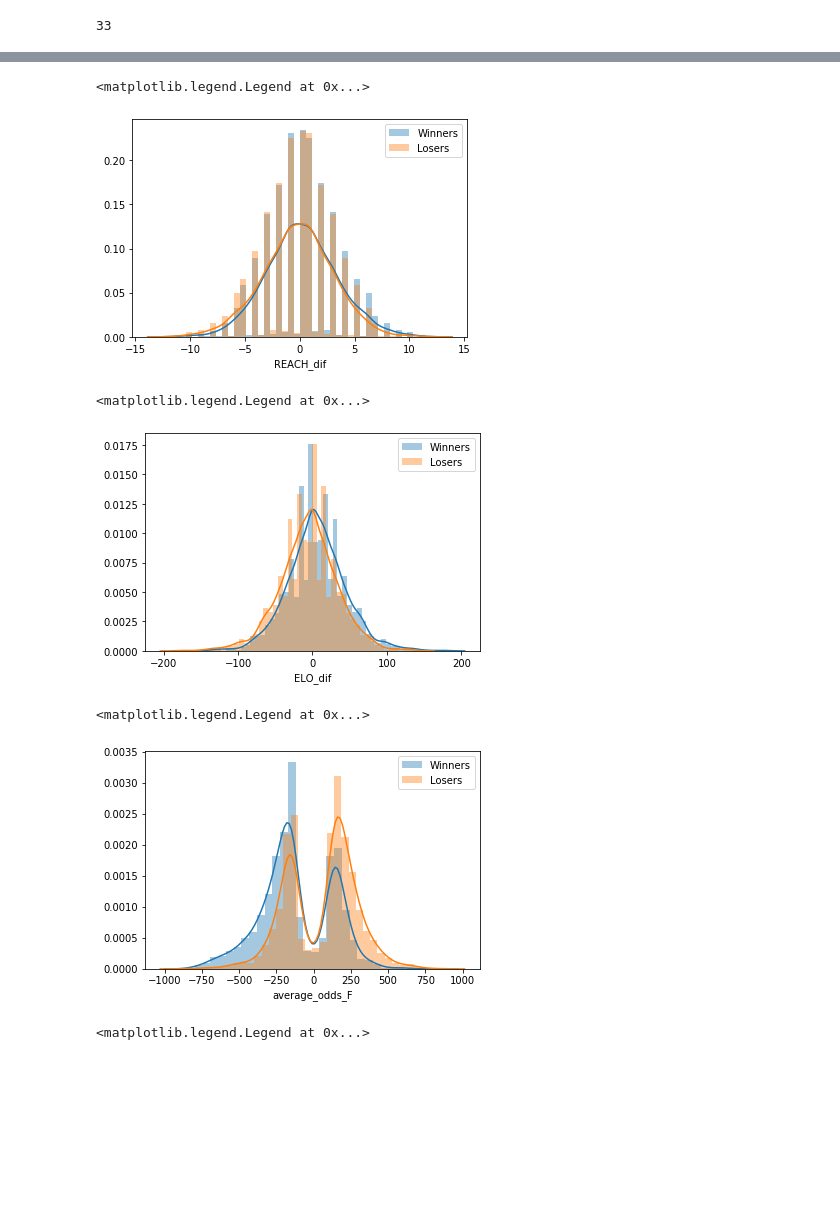
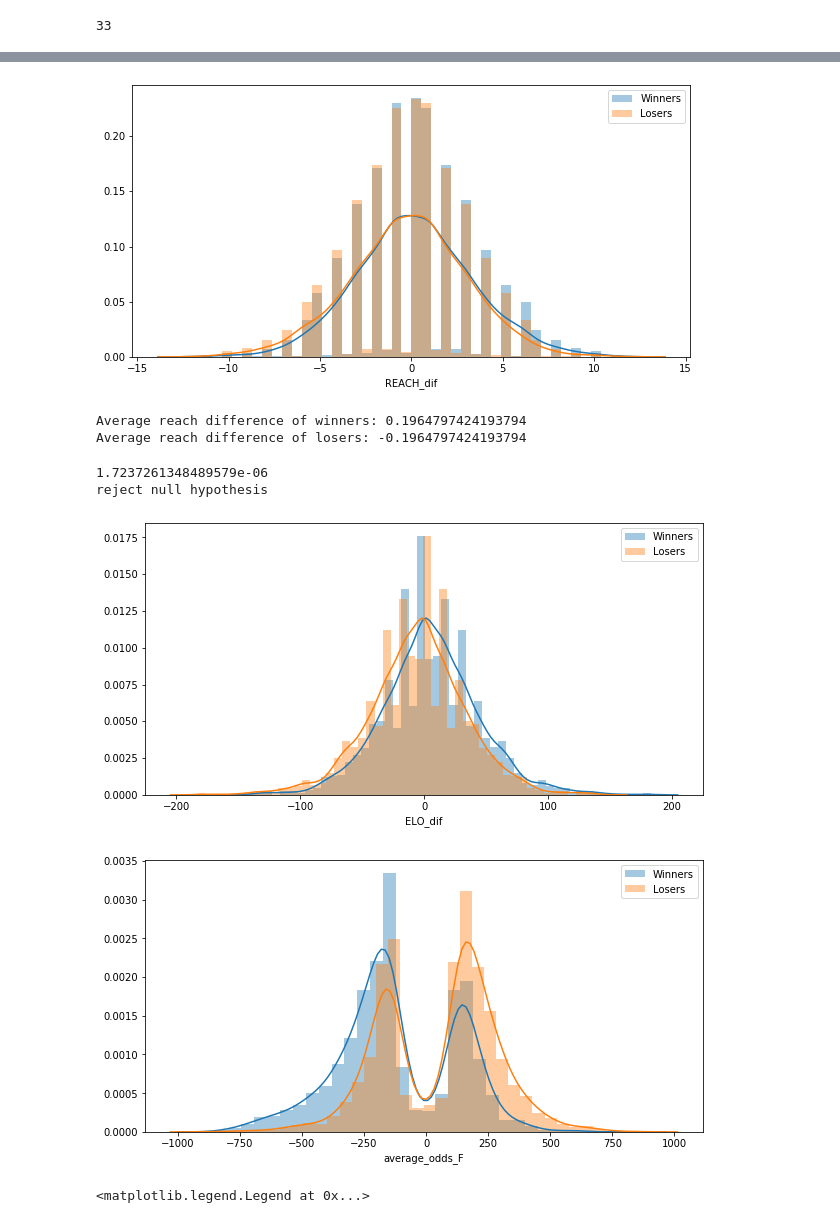
Before and after one commit to ThomasChia/UFC--Fight-Me-Bro, a Jupyter notebook: UFC EDA 2.ipynb, the cells around one changed output, grey strips where cells are left out. Drawn from its saved outputs; the diff is of its cells as text; code cells hidden in the pictures; blank space fills up the shorter version.

```diff
--- a/UFC EDA 2.ipynb
+++ b/UFC EDA 2.ipynb
@@ -57,0 +97,6 @@ memory usage: 6.6+ MB
+# %%
+import datetime as dt
+
+data['DT Date'] = pd.to_datetime(data['Date'])
+data['Date'].dtype
+data['DT Date']
@@ -121,24 +227,54 @@ plt.legend()
 # %%
+fig = plt.figure(figsize=(10,5))
+
 sns.distplot(winners['REACH_dif'], label='Winners')
 sns.distplot(losers['REACH_dif'], label='Losers')
 plt.legend()
+
+fig.savefig('UFC-reach-dif.png', bbox_inches='tight')
 # %% [output]
-<matplotlib.legend.Legend at 0x...>
-[figure, old version]
+[figure, new version]
+# %%
+print('Average reach difference of winners:', winners['REACH_dif'].mean())
+print('Average reach difference of losers:', losers['REACH_dif'].mean())
+# %% [output]
+Average reach difference of winners: 0.1964797424193794
+Average reach difference of losers: -0.1964797424193794
+# %%
+import pandas as pd
+from scipy import stats
+from statsmodels.stats import weightstats as stests
+
+ztest ,pval = stests.ztest(winners['REACH_dif'], x2 = losers['REACH_dif'], value=0, alternative = 'two-sided')
+print(float(pval))
+
+if pval<0.05:
+    print("reject null hypothesis")
+else:
+    print("accept null hypothesis")
+# %% [output]
+1.7237261348489579e-06
+reject null hypothesis
 # %%
+fig = plt.figure(figsize=(10,5))
+
 sns.distplot(winners['ELO_dif'], label='Winners')
 sns.distplot(losers['ELO_dif'], label='Losers')
 plt.legend()
+
+fig.savefig('UFC-ELO-dif.png', bbox_inches='tight')
 # %% [output]
-<matplotlib.legend.Legend at 0x...>
-[figure, old version]
+[figure, new version]
 # %%
+fig = plt.figure(figsize=(10,5))
+
 sns.distplot(winners['average_odds_F'], label='Winners')
 sns.distplot(losers['average_odds_F'], label='Losers')
 plt.legend()
+
+fig.savefig('UFC Images/UFC-odds-dif.png', bbox_inches='tight')
 # %% [output]
-<matplotlib.legend.Legend at 0x...>
-[figure, old version]
+[figure, new version]
 # %%
 sns.distplot(winners['TD_dif'], label='Winners')
 sns.distplot(losers['TD_dif'], label='Losers')
```
Also changed, not shown: parts of 27 cells of this notebook.
